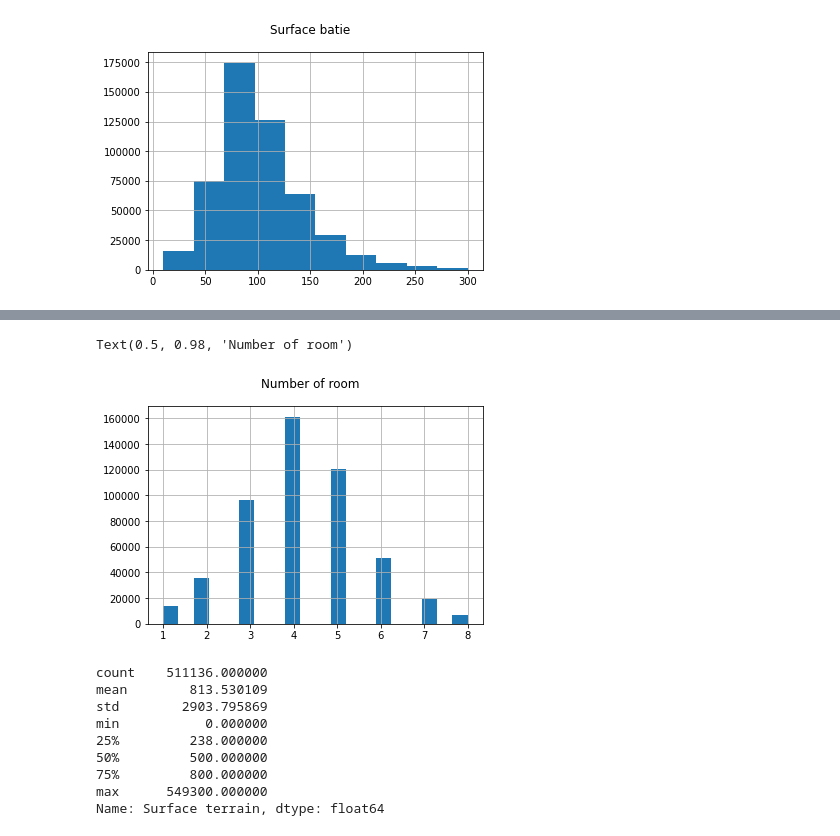
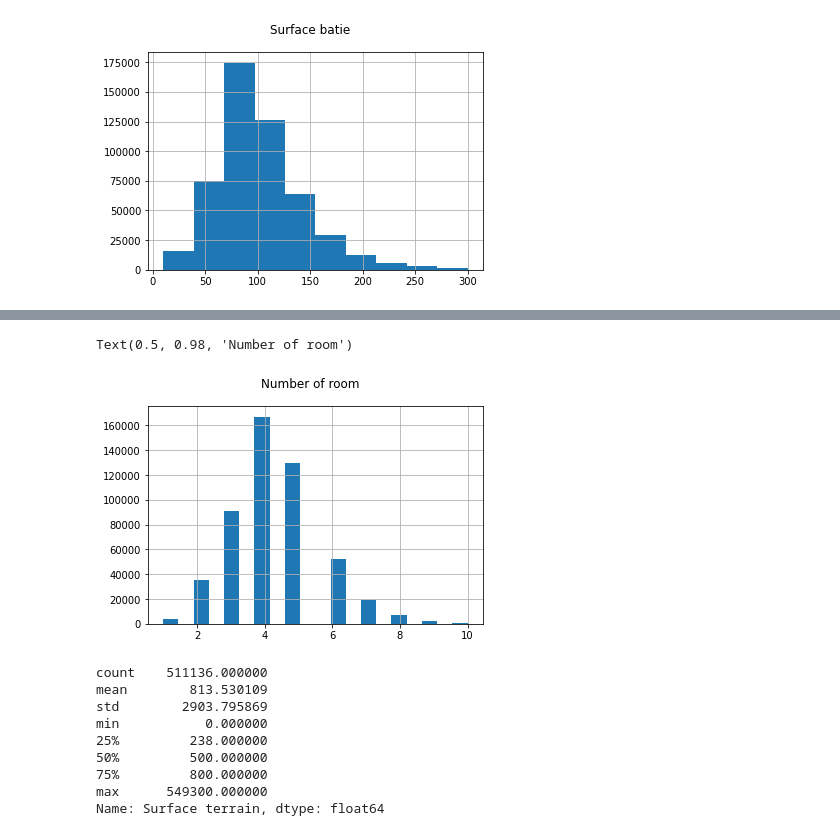
Before and after one commit to IssamBouzidi/Immothep, a Jupyter notebook: src/1-maison_analysis.ipynb, the cells around one changed output, grey strips where cells are left out. Drawn from its saved outputs; the diff is of its cells as text; code cells hidden in the pictures.

```diff
--- a/src/1-maison_analysis.ipynb
+++ b/src/1-maison_analysis.ipynb
@@ -67,11 +74,12 @@ Text(0.5, 0.98, 'Number of room')
 # %%
-curated_data.drop(curated_data[(curated_data['Nombre pieces principales']> 8 )].index, inplace=True)
+#drop homes with number of rooms > 12
+curated_data.drop(curated_data[(curated_data['Nombre pieces principales']> 10 )].index, inplace=True)
 curated_data.loc[curated_data['Nombre pieces principales'] == 0] = 1
 curated_data['Nombre pieces principales'].hist(bins=20)
 plt.suptitle('Number of room')
 # %% [output]
 Text(0.5, 0.98, 'Number of room')
-[figure, old version]
+[figure, new version]
 # %%
 print(global_data['Surface terrain'].describe())
 global_data['Surface terrain'].hist(bins=100, range=(0,10000))
```
Also changed, not shown: parts of 6 cells of this notebook, 9 other files.
